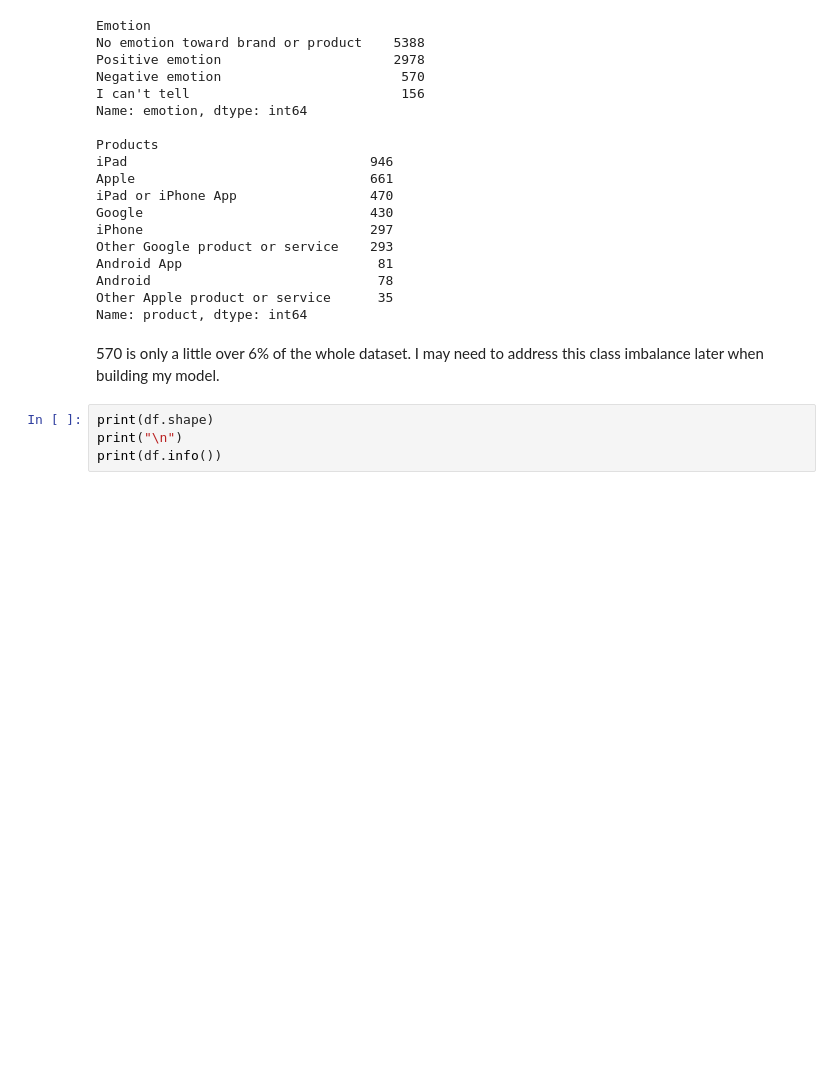
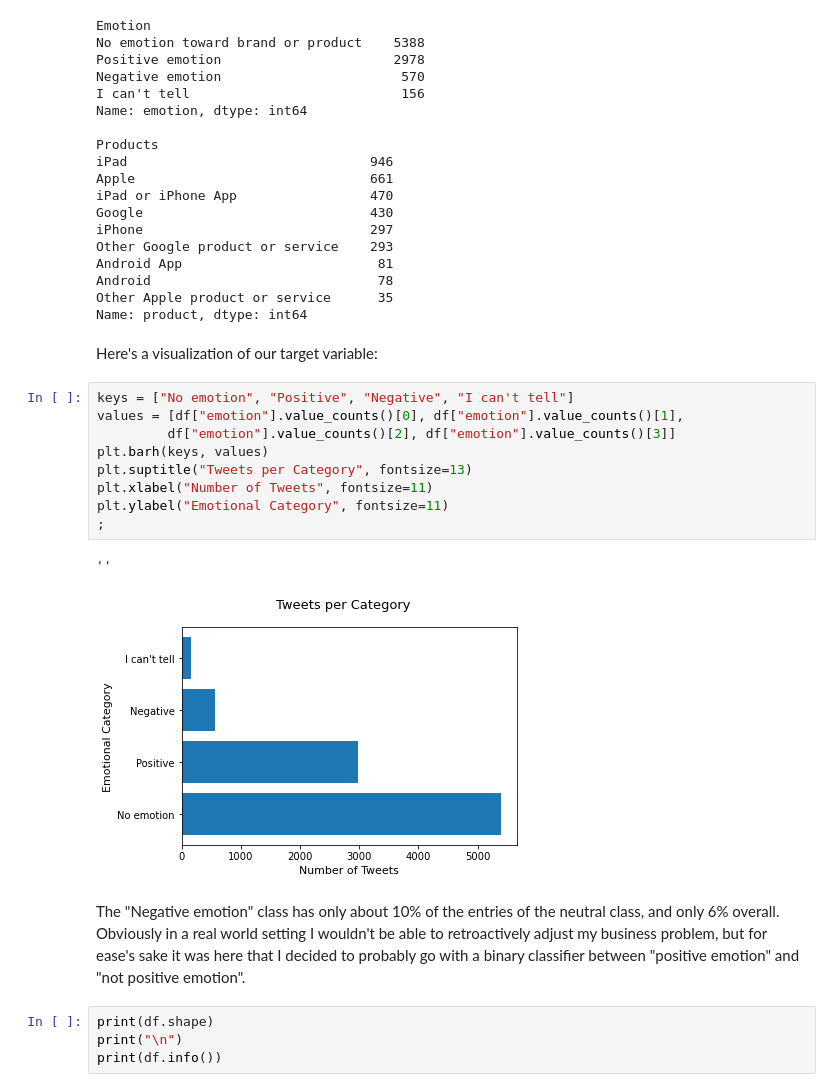
Before and after one commit to FerdinandBeaman/Phase4Project, a Jupyter notebook: Phase 4 Project Ferdinand Beaman.ipynb, the cells around one changed output. Drawn from its saved outputs; the diff is of its cells as text; blank space fills up the shorter version.

Commit message:
Finished, need to download pdf

```diff
--- a/Phase 4 Project Ferdinand Beaman.ipynb
+++ b/Phase 4 Project Ferdinand Beaman.ipynb
@@ -83,8 +85,22 @@ Android App                         81
 Android                             78
 Other Apple product or service      35
 Name: product, dtype: int64
-# %% [markdown]
-570 is only a little over 6% of the whole dataset. I may need to address this class imbalance later when building my model.
+# %% [markdown]
+Here's a visualization of our target variable:
+# %%
+keys = ["No emotion", "Positive", "Negative", "I can't tell"]
+values = [df["emotion"].value_counts()[0], df["emotion"].value_counts()[1],
+         df["emotion"].value_counts()[2], df["emotion"].value_counts()[3]]
+plt.barh(keys, values)
+plt.suptitle("Tweets per Category", fontsize=13)
+plt.xlabel("Number of Tweets", fontsize=11)
+plt.ylabel("Emotional Category", fontsize=11)
+;
+# %% [output]
+''
+[figure, added]
+# %% [markdown]
+The "Negative emotion" class has only about 10% of the entries of the neutral class, and only 6% overall. Obviously in a real world setting I wouldn't be able to retroactively adjust my business problem, but for ease's sake it was here that I decided to probably go with a binary classifier between "positive emotion" and "not positive emotion".
 # %%
 print(df.shape)
 print("\n")
```
Also changed, not shown: parts of 141 cells of this notebook.
